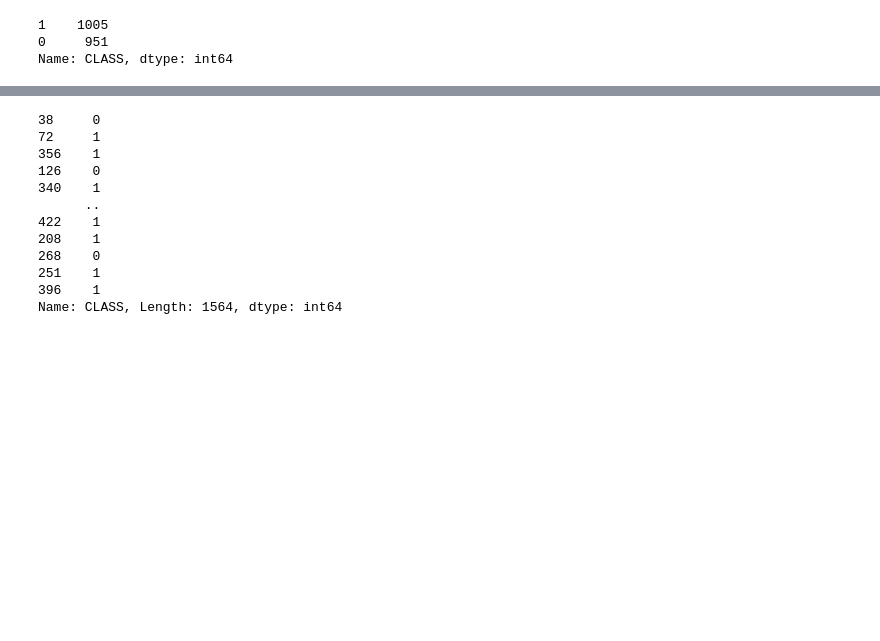
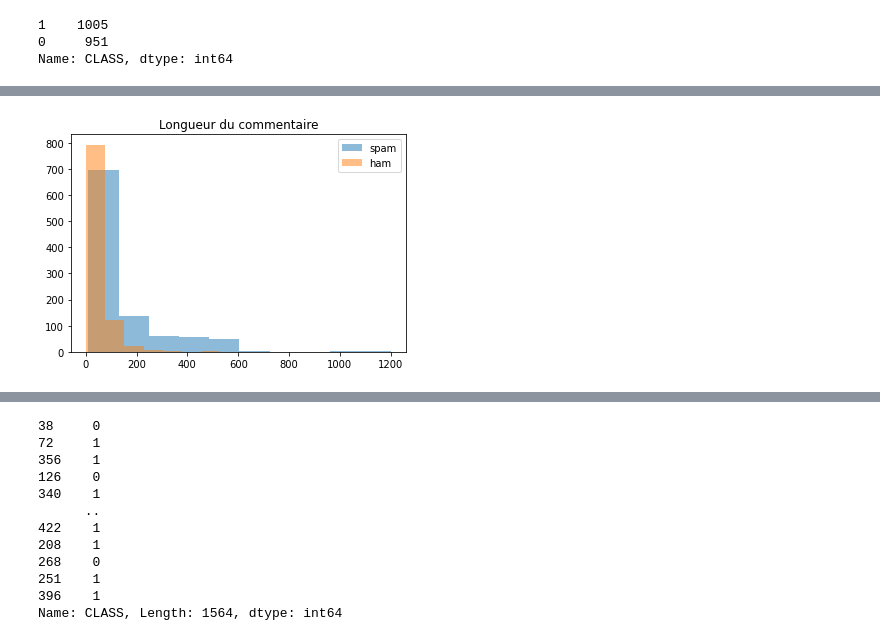
Before and after one commit to JosueAfouda/TUTORIALS, a Jupyter notebook: YouTube_comments_Classification.ipynb, the cells around one changed output, grey strips where cells are left out. Cells and saved outputs as stored; diff of their text form; code cells hidden in the pictures; blank space fills up the shorter version.

Commit message:
feature engineering for spam detector model on youtube

```diff
--- a/YouTube_comments_Classification.ipynb
+++ b/YouTube_comments_Classification.ipynb
@@ -115,0 +120,4 @@ Name: CLASS, dtype: int64
+# %%
+# Feature Engineering
+df['CONTENT_LENGHT'] = df['CONTENT'].apply(lambda x: len(x))
+df
@@ -115,0 +138,12 @@ Name: CLASS, dtype: int64
+# %%
+# Fonction qui donne le taux de ponctuation  dans un texte
+import string
+def count_punctuation(text):
+    binary_array = [1 for ch in text if ch in string.punctuation]
+    nb_ponctuation = sum(binary_array)
+    total = len(text) - text.count(" ")
+    return nb_ponctuation / total
+# %%
+# Colonne donnant le taux de ponctuation dans un commentaire
+df['PUNCTUATION_RATE'] = df['CONTENT'].apply(lambda x: count_punctuation(x))
+df
@@ -115,0 +164,11 @@ Name: CLASS, dtype: int64
+# %%
+# Visualisation
+import matplotlib.pyplot as plt
+%matplotlib inline
+plt.hist(df[df['CLASS']== 1]['CONTENT_LENGHT'], alpha=0.5, label='spam')
+plt.hist(df[df['CLASS']== 0]['CONTENT_LENGHT'], alpha=0.5, label='ham')
+plt.legend(loc='upper right')
+plt.title('Longueur du commentaire')
+plt.show()
+# %% [output]
+[figure, added]
```
Also changed, not shown: parts of 28 cells of this notebook.
